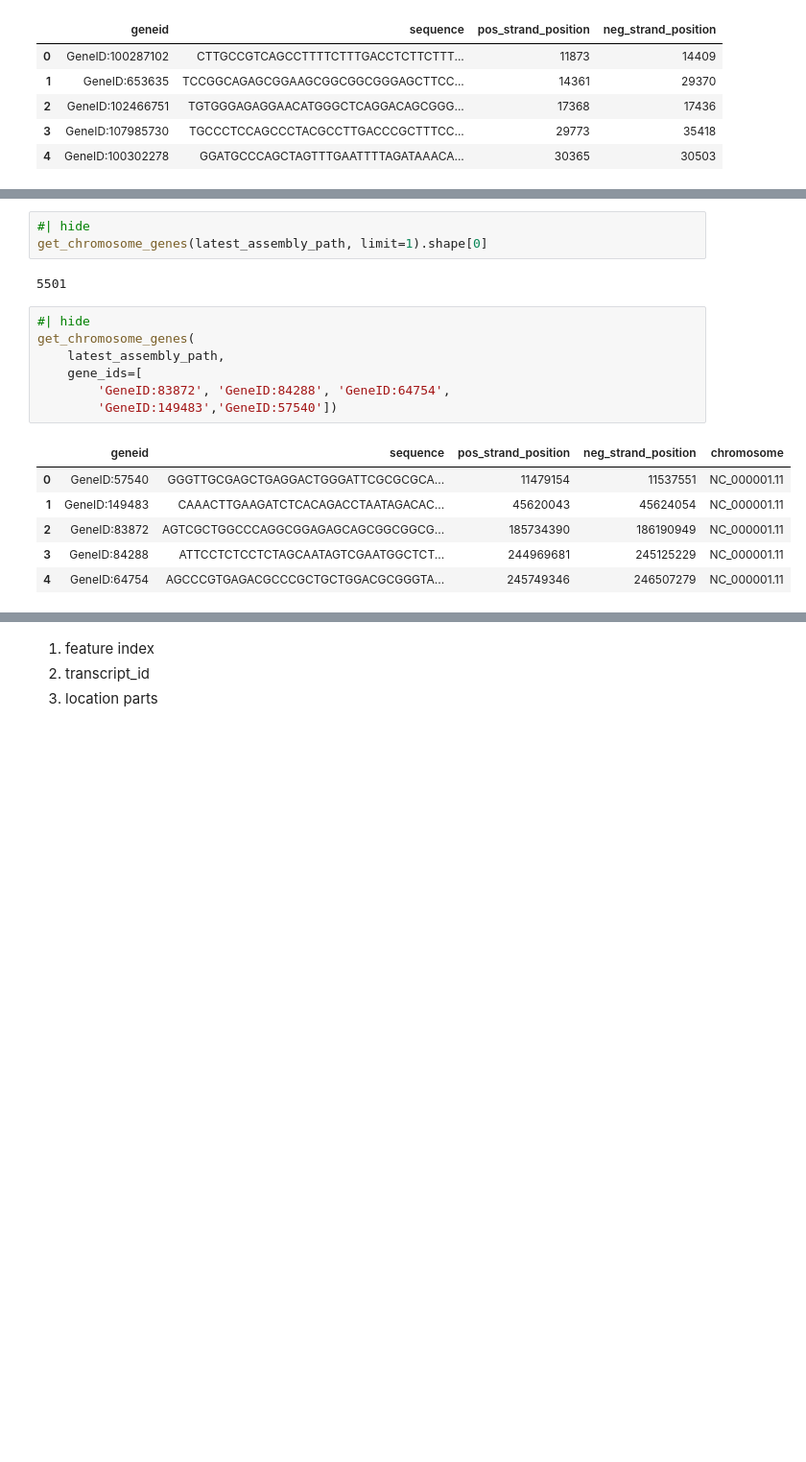
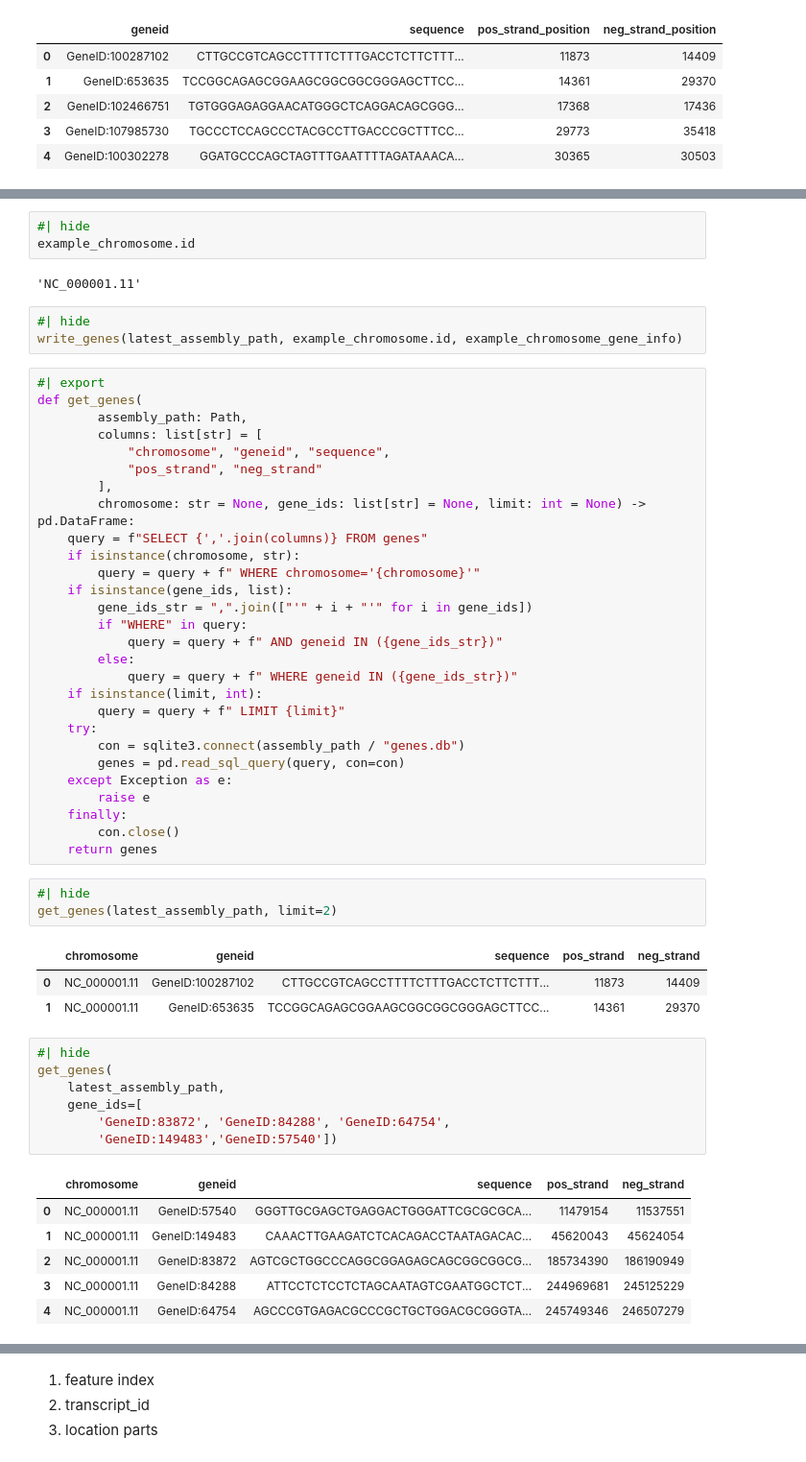
Before and after one commit to DataAndDeadlifts/main, a Jupyter notebook: nbs/01 data.transcription.ipynb, the cells around one changed output, grey strips where cells are left out. Shown at 96% size. Saved outputs shown, nothing was run; the diff lists cells and outputs as text; blank space fills up the shorter version.

Commit message:
Tried other approach - didn't work Now trying to use sqlite

```diff
--- a/nbs/01 data.transcription.ipynb
+++ b/nbs/01 data.transcription.ipynb
@@ -232,21 +241,59 @@ def get_chromosome_genes(assembly_path: Path, chromosome: str = None, gene_ids:
+# %%
+#| hide
+example_chromosome.id
+# %% [output]
+'NC_000001.11'
+# %%
+#| hide
+write_genes(latest_assembly_path, example_chromosome.id, example_chromosome_gene_info)
+# %%
+#| export
+def get_genes(
+        assembly_path: Path,
+        columns: list[str] = [
+            "chromosome", "geneid", "sequence",
+            "pos_strand", "neg_strand"
+        ],
+        chromosome: str = None, gene_ids: list[str] = None, limit: int = None) -> pd.DataFrame:
+    query = f"SELECT {','.join(columns)} FROM genes"
+    if isinstance(chromosome, str):
+        query = query + f" WHERE chromosome='{chromosome}'"
+    if isinstance(gene_ids, list):
+        gene_ids_str = ",".join(["'" + i + "'" for i in gene_ids])
+        if "WHERE" in query:
+            query = query + f" AND geneid IN ({gene_ids_str})"
+        else:
+            query = query + f" WHERE geneid IN ({gene_ids_str})"
+    if isinstance(limit, int):
+        query = query + f" LIMIT {limit}"
+    try:
+        con = sqlite3.connect(assembly_path / "genes.db")
+        genes = pd.read_sql_query(query, con=con)
+    except Exception as e:
+        raise e
+    finally:
+        con.close()
+    return genes
 # %%
 #| hide
-get_chromosome_genes(latest_assembly_path, limit=1).shape[0]
+get_genes(latest_assembly_path, limit=2)
 # %% [output]
-5501
+|  | chromosome | geneid | sequence | pos_strand | neg_strand |
+| 0 | NC_000001.11 | GeneID:100287102 | CTTGCCGTCAGCCTTTTCTTTGACCTCTTCTTT... | 11873 | 14409 |
+| 1 | NC_000001.11 | GeneID:653635 | TCCGGCAGAGCGGAAGCGGCGGCGGGAGCTTCC... | 14361 | 29370 |
 # %%
 #| hide
-get_chromosome_genes(
+get_genes(
     latest_assembly_path,
     gene_ids=[
         'GeneID:83872', 'GeneID:84288', 'GeneID:64754',
         'GeneID:149483','GeneID:57540'])
 # %% [output]
-|  | geneid | sequence | pos_strand_position | neg_strand_position | chromosome |
-| 0 | GeneID:57540 | GGGTTGCGAGCTGAGGACTGGGATTCGCGCGCA... | 11479154 | 11537551 | NC_000001.11 |
-| 1 | GeneID:149483 | CAAACTTGAAGATCTCACAGACCTAATAGACAC... | 45620043 | 45624054 | NC_000001.11 |
-| 2 | GeneID:83872 | AGTCGCTGGCCCAGGCGGAGAGCAGCGGCGGCG... | 185734390 | 186190949 | NC_000001.11 |
-| 3 | GeneID:84288 | ATTCCTCTCCTCTAGCAATAGTCGAATGGCTCT... | 244969681 | 245125229 | NC_000001.11 |
-| 4 | GeneID:64754 | AGCCCGTGAGACGCCCGCTGCTGGACGCGGGTA... | 245749346 | 246507279 | NC_000001.11 |
+|  | chromosome | geneid | sequence | pos_strand | neg_strand |
+| 0 | NC_000001.11 | GeneID:57540 | GGGTTGCGAGCTGAGGACTGGGATTCGCGCGCA... | 11479154 | 11537551 |
+| 1 | NC_000001.11 | GeneID:149483 | CAAACTTGAAGATCTCACAGACCTAATAGACAC... | 45620043 | 45624054 |
+| 2 | NC_000001.11 | GeneID:83872 | AGTCGCTGGCCCAGGCGGAGAGCAGCGGCGGCG... | 185734390 | 186190949 |
+| 3 | NC_000001.11 | GeneID:84288 | ATTCCTCTCCTCTAGCAATAGTCGAATGGCTCT... | 244969681 | 245125229 |
+| 4 | NC_000001.11 | GeneID:64754 | AGCCCGTGAGACGCCCGCTGCTGGACGCGGGTA... | 245749346 | 246507279 |
 # %%
 #| hide
```
Also changed, not shown: parts of 12 cells of this notebook, 10 other files.
